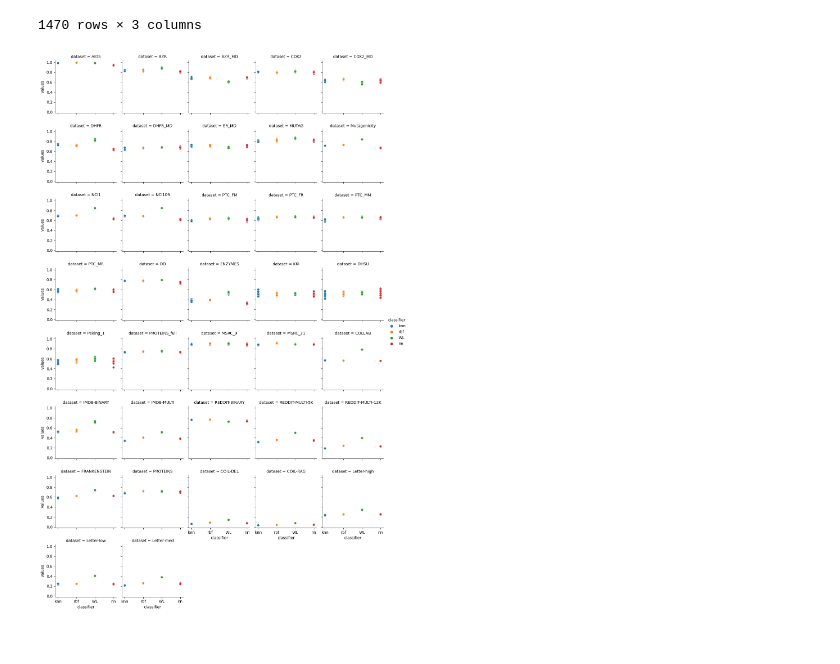
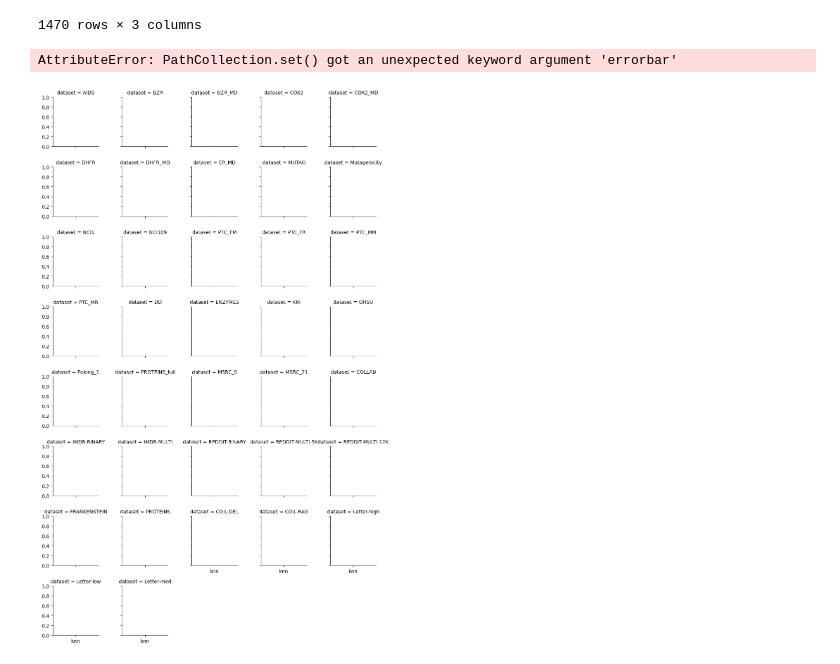
Before and after one commit to jajupmochi/filter_reduction, a Jupyter notebook: notebooks/2-plot.ipynb, the cells around one changed output. Drawn from its saved outputs; the diff is of its cells as text; code cells hidden in the pictures.

```diff
--- a/notebooks/2-plot.ipynb
+++ b/notebooks/2-plot.ipynb
@@ -153,29 +117,31 @@ df
 # %%
 g = sns.relplot(
     data = df,
     x='classifier', y='values', col='dataset', hue='classifier',
-    col_wrap=5, height=2.5,# legend=False,
+    errorbar='sd',
+    col_wrap=5, height=2,# legend=False,
 )
 
 
 
 # grid = sns.FacetGrid(df, col='dataset', hue='classifier',
 #                      x_v
 #                     col_wrap=4)
 #
 # grid.map(sns.stripplot, x='classifier', y='values')
 # sns.stripplot(
 #     data=df, x="dataset", y='values', hue="classifier",#, col='dataset',
 #     dodge=True, #.5 - .8 / 3,
 #     alpha=.5, zorder=1, legend=False
 # )
 
 # sns.pointplot(
 #     data=df, # x=['knn', 'rbf', 'WL', 'nn'],
 #     dodge=True, #.8 - .8 / 3,
 #     palette="dark",
 #     markers="d",
 #     scale=.75, errorbar='sd'
 # )
 # %% [output]
+AttributeError: PathCollection.set() got an unexpected keyword argument 'errorbar'
-[figure, old version]
+[figure, new version]
```
Also changed, not shown: parts of 3 cells of this notebook, 1 other file.
